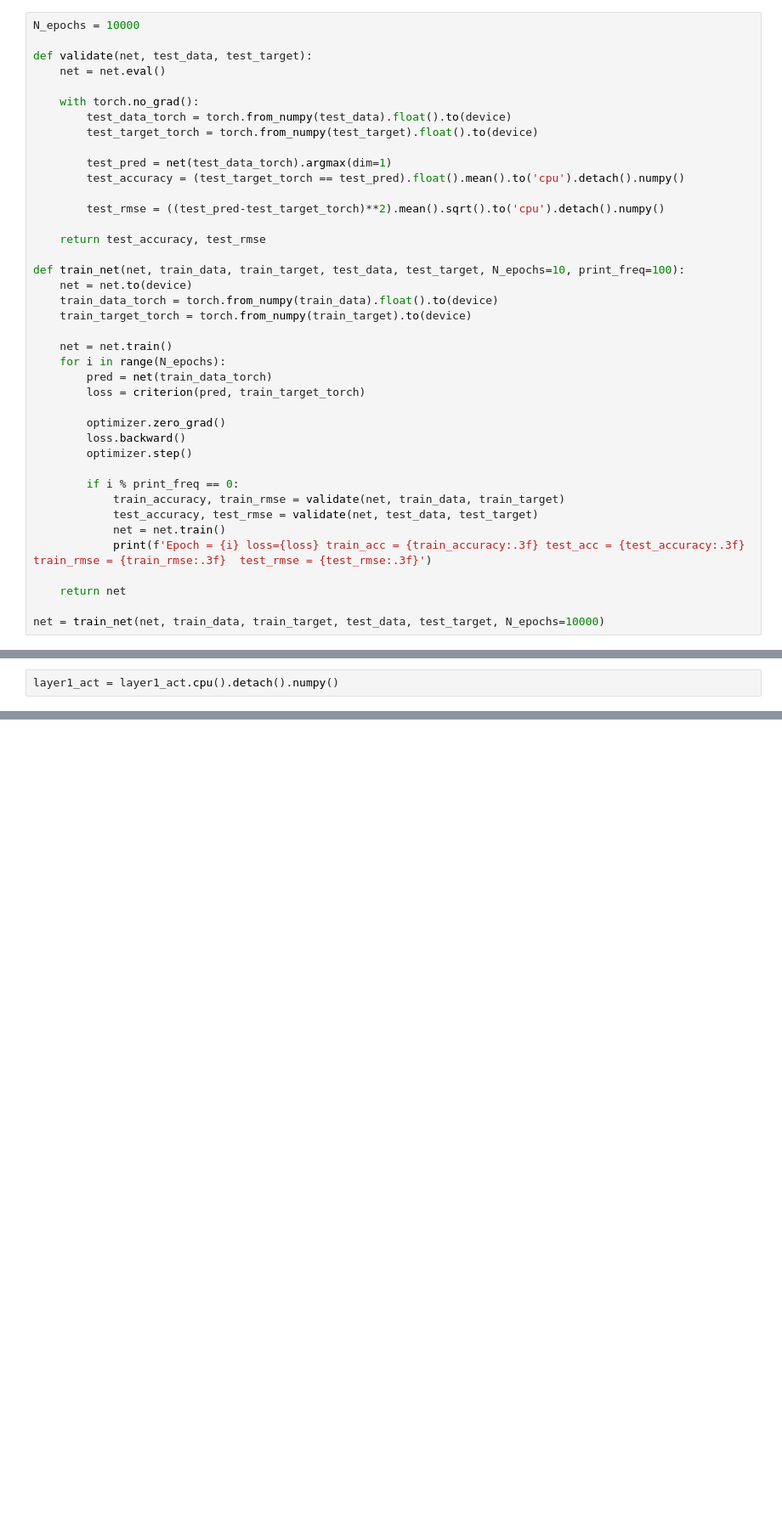
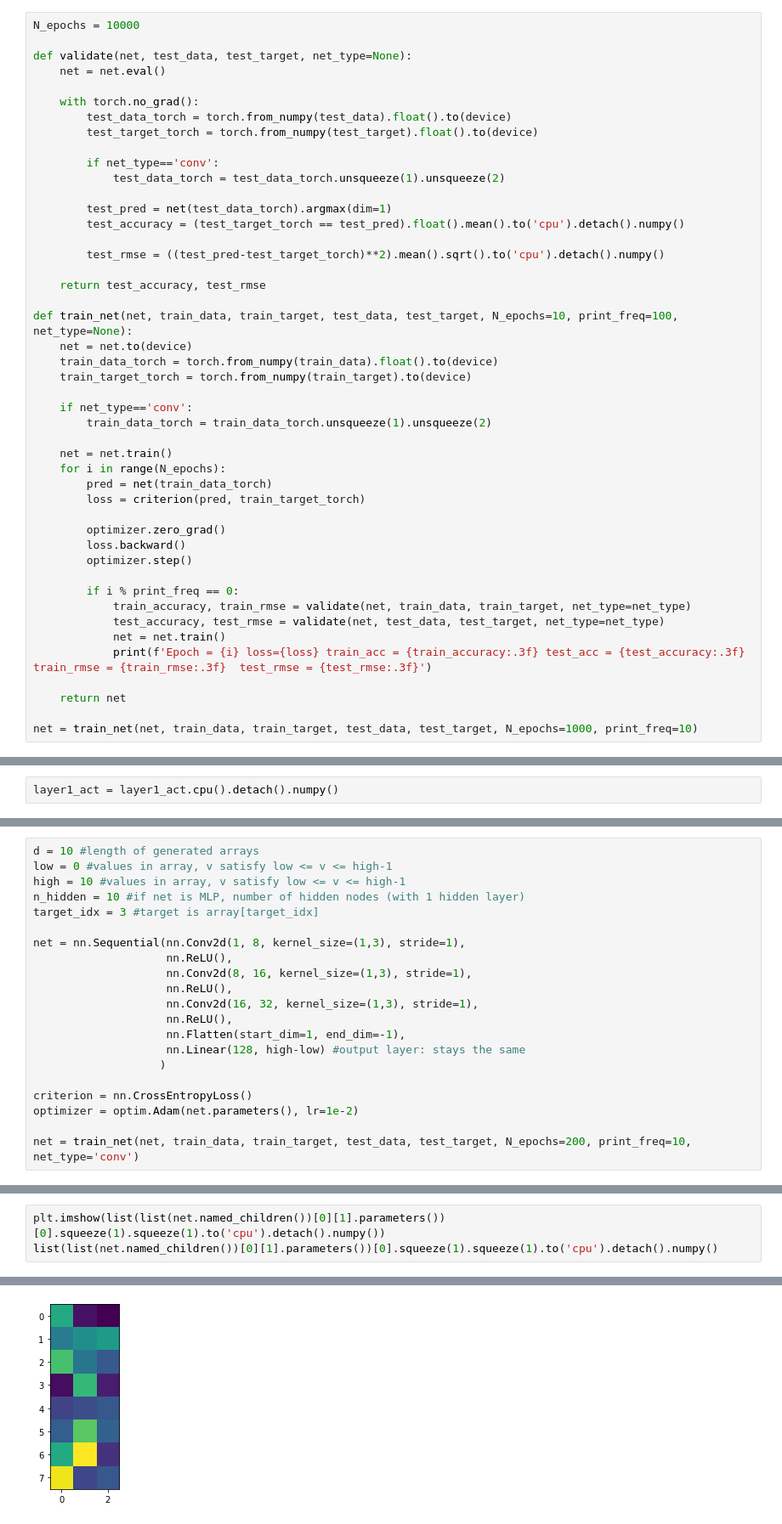
Before and after one commit to TreeinRandomForest/SysML, a Jupyter notebook: Indexing Experiments.ipynb, the cells around one changed output, grey strips where cells are left out. Shown at 85% size. Saved outputs shown, nothing was run; the diff lists cells and outputs as text; blank space fills up the shorter version.

Commit message:
adding first conv net for indexing

```diff
--- a/Indexing Experiments.ipynb
+++ b/Indexing Experiments.ipynb
@@ -57,12 +52,15 @@ torch.Size([5, 10])
 # %%
 N_epochs = 10000
 
-def validate(net, test_data, test_target):
+def validate(net, test_data, test_target, net_type=None):
     net = net.eval()
 
     with torch.no_grad():
         test_data_torch = torch.from_numpy(test_data).float().to(device)
         test_target_torch = torch.from_numpy(test_target).float().to(device)
+
+        if net_type=='conv':
+            test_data_torch = test_data_torch.unsqueeze(1).unsqueeze(2)
 
         test_pred = net(test_data_torch).argmax(dim=1)
         test_accuracy = (test_target_torch == test_pred).float().mean().to('cpu').detach().numpy()
@@ -71,10 +69,13 @@ def validate(net, test_data, test_target):
 
     return test_accuracy, test_rmse
 
-def train_net(net, train_data, train_target, test_data, test_target, N_epochs=10, print_freq=100):
+def train_net(net, train_data, train_target, test_data, test_target, N_epochs=10, print_freq=100, net_type=None):
     net = net.to(device)
     train_data_torch = torch.from_numpy(train_data).float().to(device)
     train_target_torch = torch.from_numpy(train_target).to(device)
+
+    if net_type=='conv':
+        train_data_torch = train_data_torch.unsqueeze(1).unsqueeze(2)
 
     net = net.train()
     for i in range(N_epochs):
@@ -86,12 +87,12 @@ def train_net(net, train_data, train_target, test_data, test_target, N_epochs=10
         optimizer.step()
 
         if i % print_freq == 0:
-            train_accuracy, train_rmse = validate(net, train_data, train_target)
-            test_accuracy, test_rmse = validate(net, test_data, test_target)
+            train_accuracy, train_rmse = validate(net, train_data, train_target, net_type=net_type)
+            test_accuracy, test_rmse = validate(net, test_data, test_target, net_type=net_type)
             net = net.train()
             print(f'Epoch = {i} loss={loss} train_acc = {train_accuracy:.3f} test_acc = {test_accuracy:.3f} train_rmse = {train_rmse:.3f}  test_rmse = {test_rmse:.3f}')
 
     return net
 
-net = train_net(net, train_data, train_target, test_data, test_target, N_epochs=10000)
+net = train_net(net, train_data, train_target, test_data, test_target, N_epochs=1000, print_freq=10)
 # %% [output]
@@ -441,0 +445,21 @@ plt.plot(layer1_act[:,0], layer1_act[:,1], 'p')
+# %%
+d = 10 #length of generated arrays
+low = 0 #values in array, v satisfy low <= v <= high-1
+high = 10 #values in array, v satisfy low <= v <= high-1
+n_hidden = 10 #if net is MLP, number of hidden nodes (with 1 hidden layer)
+target_idx = 3 #target is array[target_idx]
+
+net = nn.Sequential(nn.Conv2d(1, 8, kernel_size=(1,3), stride=1),
+                    nn.ReLU(),
+                    nn.Conv2d(8, 16, kernel_size=(1,3), stride=1),
+                    nn.ReLU(),
+                    nn.Conv2d(16, 32, kernel_size=(1,3), stride=1),
+                    nn.ReLU(),
+                    nn.Flatten(start_dim=1, end_dim=-1),
+                    nn.Linear(128, high-low) #output layer: stays the same
+                   )
+
+criterion = nn.CrossEntropyLoss()
+optimizer = optim.Adam(net.parameters(), lr=1e-2)
+
+net = train_net(net, train_data, train_target, test_data, test_target, N_epochs=200, print_freq=10, net_type='conv')
@@ -441,0 +498,4 @@ plt.plot(layer1_act[:,0], layer1_act[:,1], 'p')
+# %%
+plt.imshow(list(list(net.named_children())[0][1].parameters())[0].squeeze(1).squeeze(1).to('cpu').detach().numpy())
+list(list(net.named_children())[0][1].parameters())[0].squeeze(1).squeeze(1).to('cpu').detach().numpy()
+# %% [output]
@@ -441,0 +510 @@ plt.plot(layer1_act[:,0], layer1_act[:,1], 'p')
+[figure, added]
```
Also changed, not shown: parts of 12 cells of this notebook.
